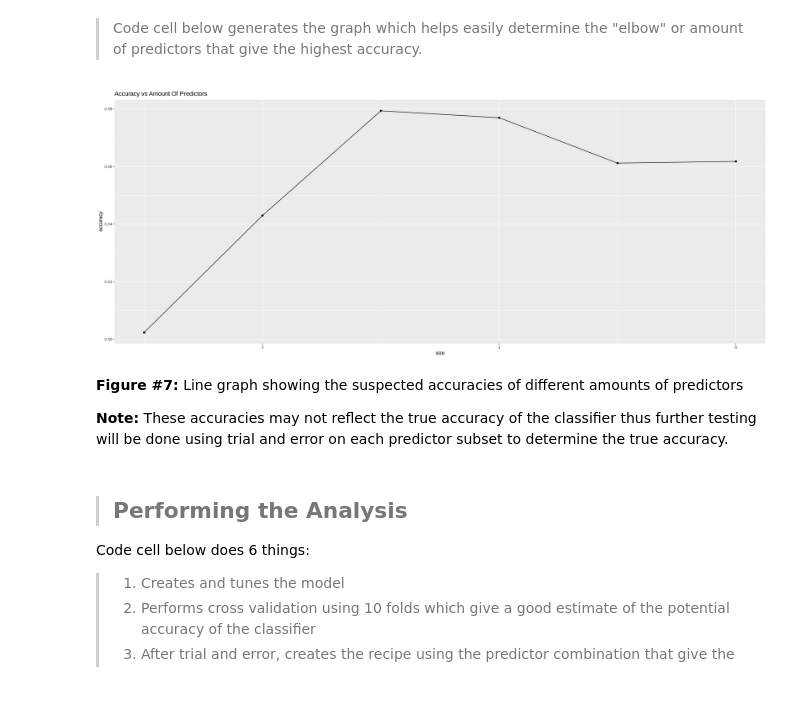
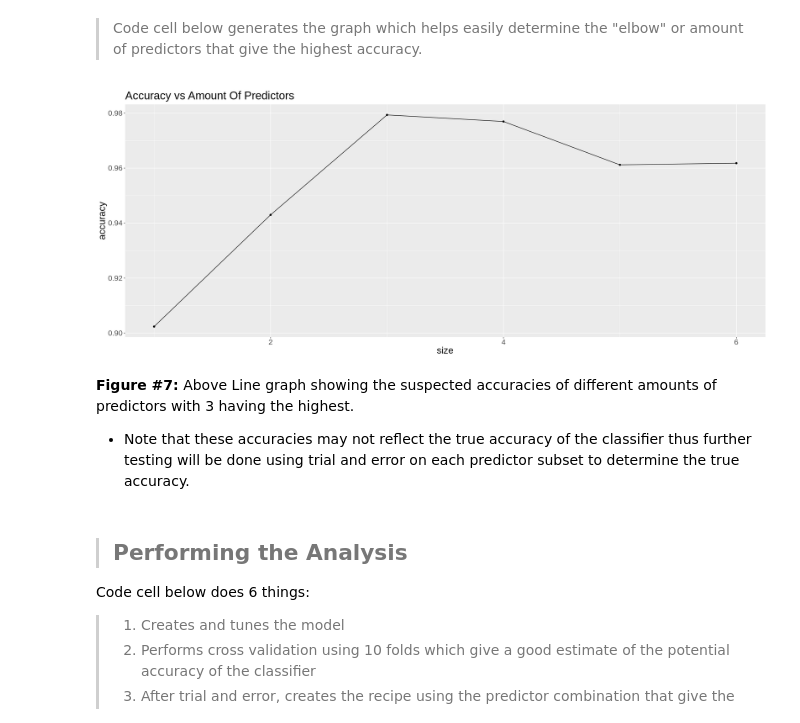
Before and after one commit to Ansh-Sharma2/DataSciProject1, a Jupyter notebook: GroupProjectFinal.ipynb, the cells around one changed output. Cells and saved outputs as stored; diff of their text form; code cells hidden in the pictures; blank space fills up the shorter version.

```diff
--- a/GroupProjectFinal.ipynb
+++ b/GroupProjectFinal.ipynb
@@ -57,6 +57,8 @@ life_expectancy_data<-rename(life_expectancy_data,thinness.10.to.19.years=thinne
 #determining the prevalence of thinness between 5 to 19 years by adding the prevalence of thinness between 5 to 9 years and 10 to 19 years
 life_expectancy_data<-mutate(life_expectancy_data,thinness.5.to.19.years=thinness.10.to.19.years+thinness.5.to.9.years)
 
+#selecting only the relevant variables
+life_expectancy_data<-select(life_expectancy_data, Country, Status, Life.expectancy, thinness.5.to.19.years, Income.composition.of.resources, Schooling, percentage.expenditure, GDP)
 #outputing the first 6 observations in the dataset
 head(life_expectancy_data,6)
 # %% [output]
@@ -318,17 +320,18 @@ A tibble: 6 × 3
 # %%
 #visualizing which group of predictors gives the highest accuracy
 graph<-accuracies|>
     ggplot(aes(x=size,y=accuracy))+
     geom_line()+
     geom_point()+
-    ggtitle("Accuracy vs Amount Of Predictors")
+    ggtitle("Accuracy vs Amount Of Predictors")+
+    theme(text = element_text(size = 20))
 graph
 # %% [output]
-[figure, old version]
+[figure, new version]
 # %% [markdown]
-**Figure #7:** Line graph showing the suspected accuracies of different amounts of predictors
+**Figure #7:** Above Line graph showing the suspected accuracies of different amounts of predictors with 3 having the highest.
 
-**Note:** These accuracies may not reflect the true accuracy of the classifier thus further testing will be done using trial and error on each predictor subset to determine the true accuracy.
+- Note that these accuracies may not reflect the true accuracy of the classifier thus further testing will be done using trial and error on each predictor subset to determine the true accuracy.
 # %% [markdown]
 > ## Performing the Analysis
 Code cell below does 6 things:
```
Also changed, not shown: parts of 16 cells of this notebook.
